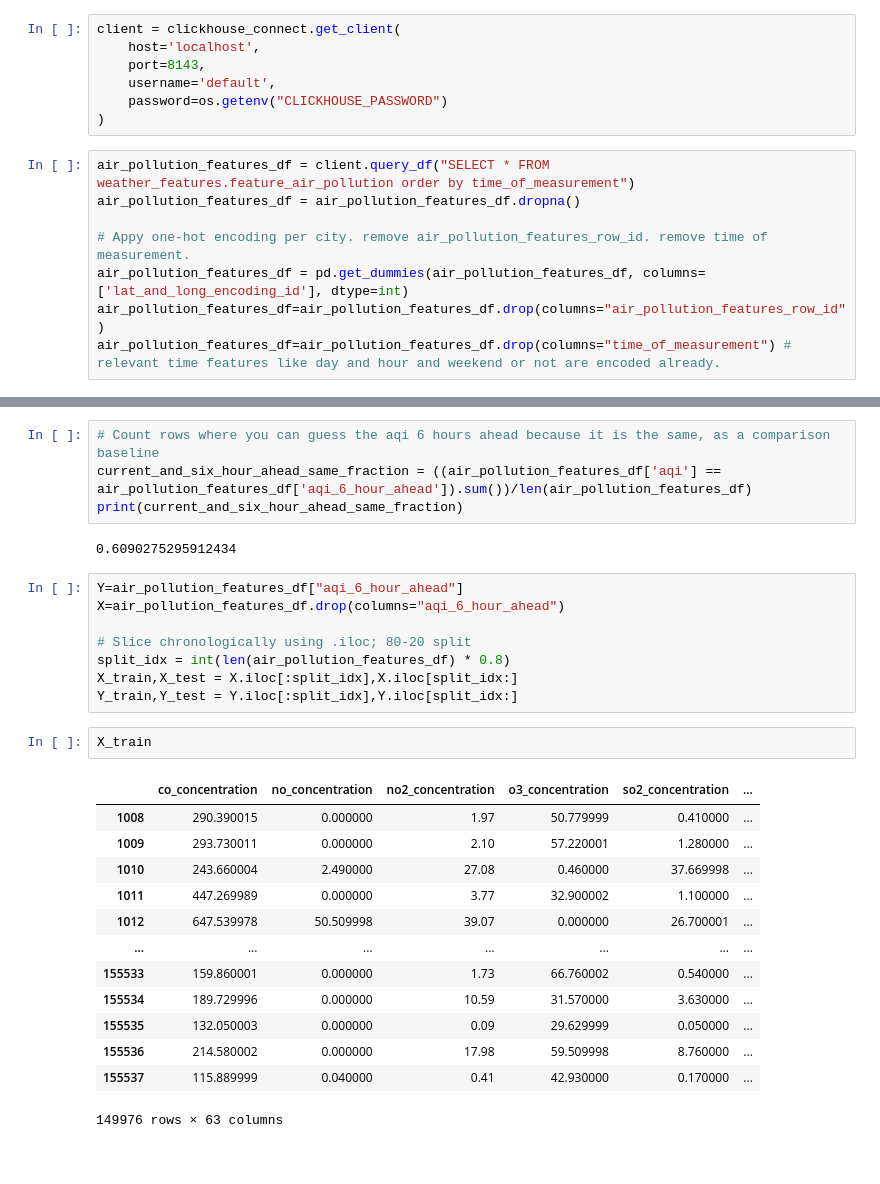
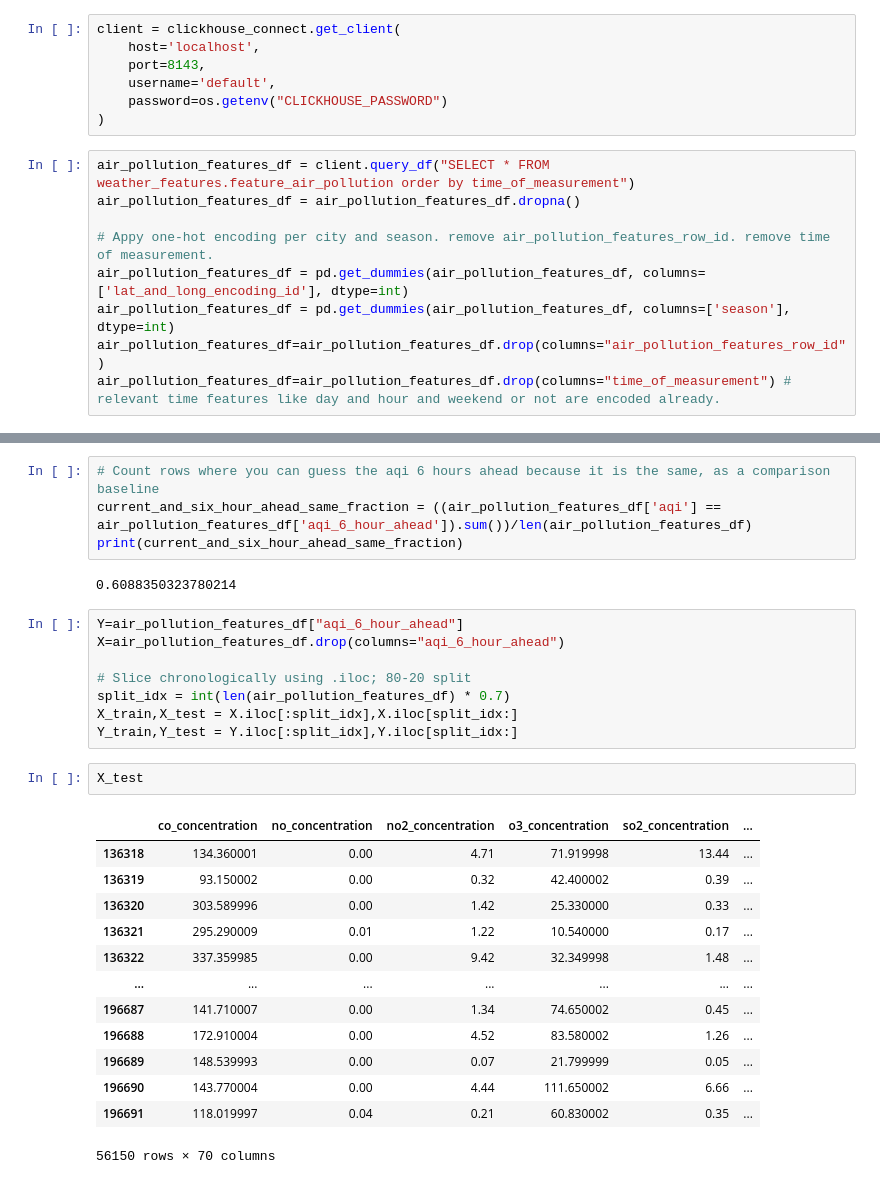
Before and after one commit to SasheO/air-quality-data-engineering-for-predictions, a Jupyter notebook: include/notebooks/train_model_scratch.ipynb, the cells around one changed output, grey strips where cells are left out. Saved outputs shown, nothing was run; the diff lists cells and outputs as text.

Commit message:
feat: add more time based feature to model

```diff
--- a/include/notebooks/train_model_scratch.ipynb
+++ b/include/notebooks/train_model_scratch.ipynb
@@ -26,8 +26,9 @@ client = clickhouse_connect.get_client(
 air_pollution_features_df = client.query_df("SELECT * FROM weather_features.feature_air_pollution order by time_of_measurement")
 air_pollution_features_df = air_pollution_features_df.dropna()
 
-# Appy one-hot encoding per city. remove air_pollution_features_row_id. remove time of measurement.
+# Appy one-hot encoding per city and season. remove air_pollution_features_row_id. remove time of measurement.
 air_pollution_features_df = pd.get_dummies(air_pollution_features_df, columns=['lat_and_long_encoding_id'], dtype=int)
+air_pollution_features_df = pd.get_dummies(air_pollution_features_df, columns=['season'], dtype=int)
 air_pollution_features_df=air_pollution_features_df.drop(columns="air_pollution_features_row_id")
 air_pollution_features_df=air_pollution_features_df.drop(columns="time_of_measurement") # relevant time features like day and hour and weekend or not are encoded already.
 # %%
@@ -55,30 +56,30 @@ air_pollution_features_df.head(100)
 current_and_six_hour_ahead_same_fraction = ((air_pollution_features_df['aqi'] == air_pollution_features_df['aqi_6_hour_ahead']).sum())/len(air_pollution_features_df)
 print(current_and_six_hour_ahead_same_fraction)
 # %% [output]
-0.6090275295912434
+0.6088350323780214
 # %%
 Y=air_pollution_features_df["aqi_6_hour_ahead"]
 X=air_pollution_features_df.drop(columns="aqi_6_hour_ahead")
 
 # Slice chronologically using .iloc; 80-20 split
-split_idx = int(len(air_pollution_features_df) * 0.8)
+split_idx = int(len(air_pollution_features_df) * 0.7)
 X_train,X_test = X.iloc[:split_idx],X.iloc[split_idx:]
 Y_train,Y_test = Y.iloc[:split_idx],Y.iloc[split_idx:]
 # %%
-X_train
+X_test
 # %% [output]
 |  | co_concentration | no_concentration | no2_concentration | o3_concentration | so2_concentration | ... |
-| 1008 | 290.390015 | 0.000000 | 1.97 | 50.779999 | 0.410000 | ... |
-| 1009 | 293.730011 | 0.000000 | 2.10 | 57.220001 | 1.280000 | ... |
-| 1010 | 243.660004 | 2.490000 | 27.08 | 0.460000 | 37.669998 | ... |
-| 1011 | 447.269989 | 0.000000 | 3.77 | 32.900002 | 1.100000 | ... |
-| 1012 | 647.539978 | 50.509998 | 39.07 | 0.000000 | 26.700001 | ... |
+| 136318 | 134.360001 | 0.00 | 4.71 | 71.919998 | 13.44 | ... |
+| 136319 | 93.150002 | 0.00 | 0.32 | 42.400002 | 0.39 | ... |
+| 136320 | 303.589996 | 0.00 | 1.42 | 25.330000 | 0.33 | ... |
+| 136321 | 295.290009 | 0.01 | 1.22 | 10.540000 | 0.17 | ... |
+| 136322 | 337.359985 | 0.00 | 9.42 | 32.349998 | 1.48 | ... |
 | ... | ... | ... | ... | ... | ... | ... |
-| 155533 | 159.860001 | 0.000000 | 1.73 | 66.760002 | 0.540000 | ... |
-| 155534 | 189.729996 | 0.000000 | 10.59 | 31.570000 | 3.630000 | ... |
-| 155535 | 132.050003 | 0.000000 | 0.09 | 29.629999 | 0.050000 | ... |
-| 155536 | 214.580002 | 0.000000 | 17.98 | 59.509998 | 8.760000 | ... |
-| 155537 | 115.889999 | 0.040000 | 0.41 | 42.930000 | 0.170000 | ... |
+| 196687 | 141.710007 | 0.00 | 1.34 | 74.650002 | 0.45 | ... |
+| 196688 | 172.910004 | 0.00 | 4.52 | 83.580002 | 1.26 | ... |
+| 196689 | 148.539993 | 0.00 | 0.07 | 21.799999 | 0.05 | ... |
+| 196690 | 143.770004 | 0.00 | 4.44 | 111.650002 | 6.66 | ... |
+| 196691 | 118.019997 | 0.04 | 0.21 | 60.830002 | 0.35 | ... |
-149976 rows × 63 columns
+56150 rows × 70 columns
 # %%
 model=LGBMClassifier()
```
Also changed, not shown: parts of 6 cells of this notebook, 1 other file.
